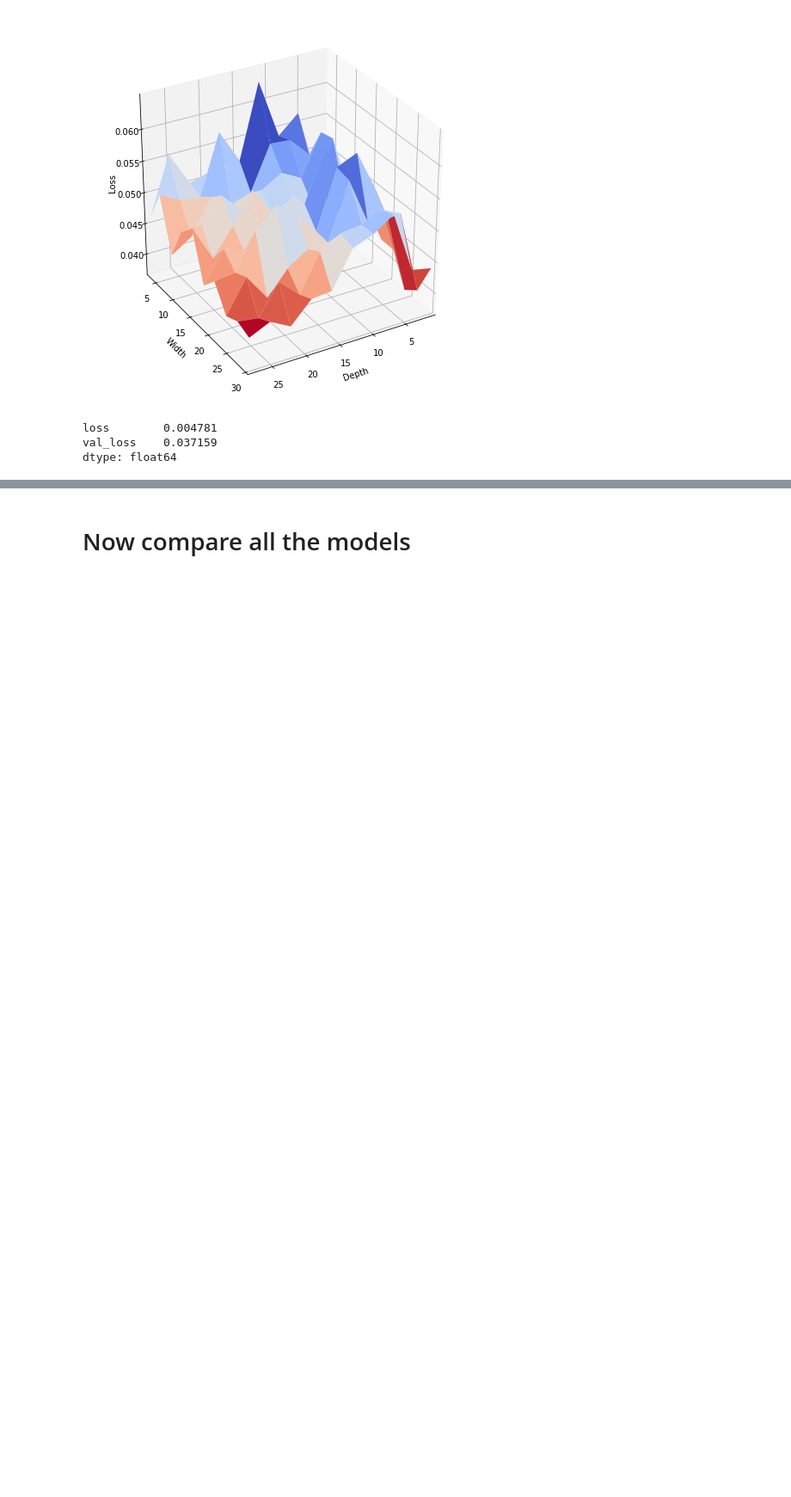
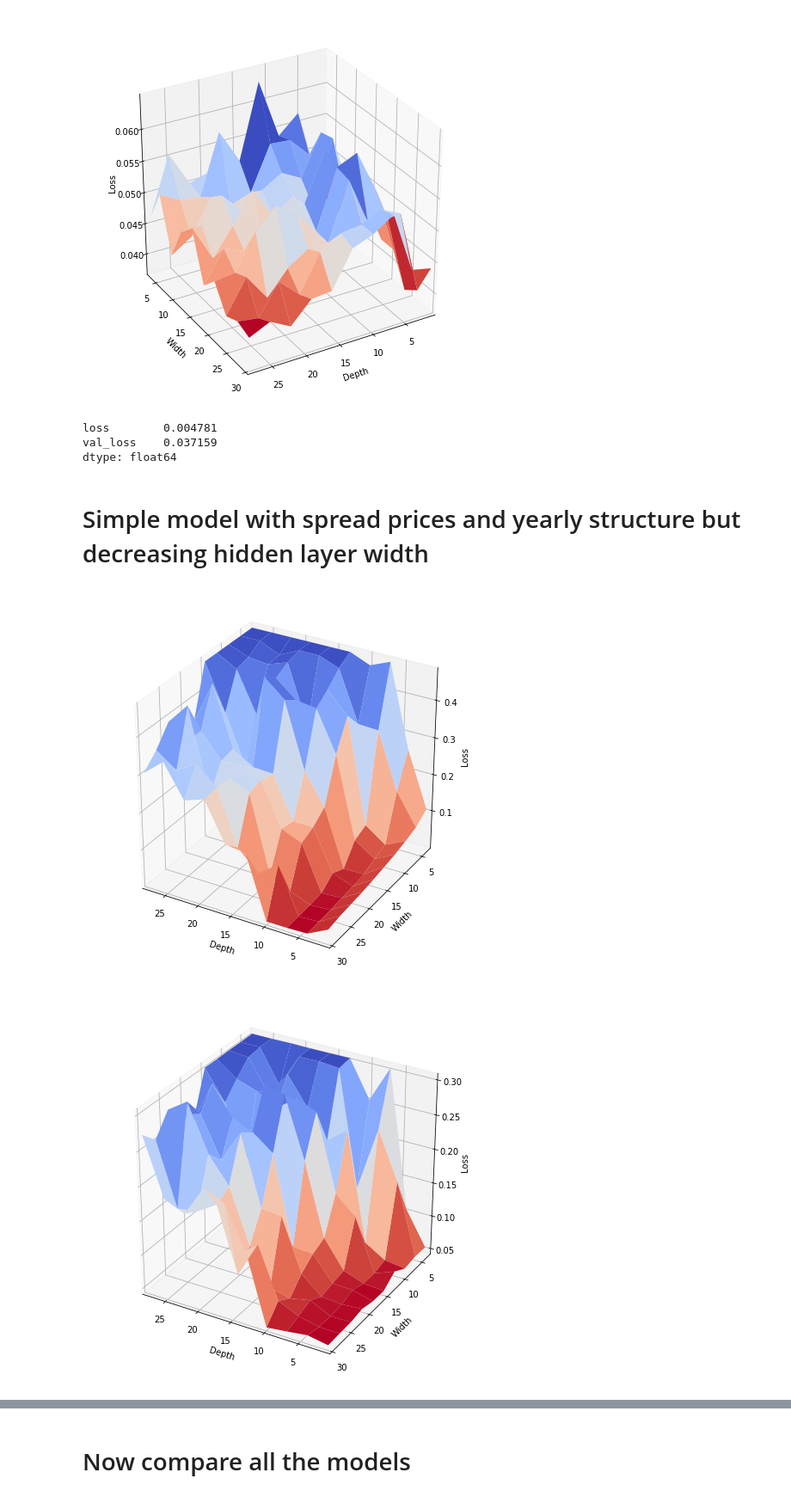
Before and after one commit to leyhline/vix-term-structure, a Jupyter notebook: experiment08.ipynb, the cells around one changed output, grey strips where cells are left out. Shown at 86% size. Saved outputs shown, nothing was run; the diff lists cells and outputs as text; code cells hidden in the pictures; blank space fills up the shorter version.

```diff
--- a/experiment08.ipynb
+++ b/experiment08.ipynb
@@ -182,3 +182,5 @@ min_loss8.groupby(("depth", "width")).mean().min()
 loss        0.004781
 val_loss    0.037159
 dtype: float64
+# %% [markdown]
+# Simple model with spread prices and yearly structure but decreasing hidden layer width
@@ -184,0 +191,7 @@ dtype: float64
+# %%
+plot3d_loss(monthly_mean9.loss, rotation=120)
+plot3d_loss(monthly_mean9.val_loss, rotation=120)
+plt.show()
+# %% [output]
+[figure, added]
+[figure, added]
```
Also changed, not shown: parts of 6 cells of this notebook, 1 other file.
